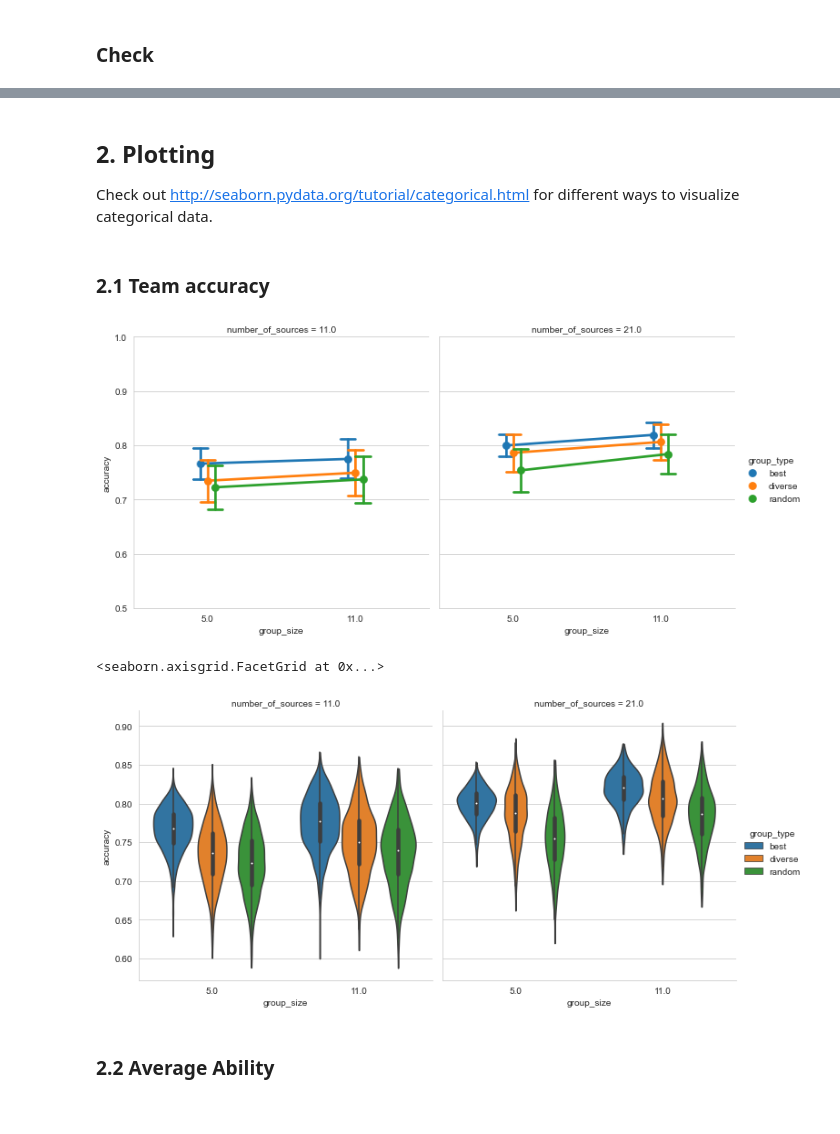
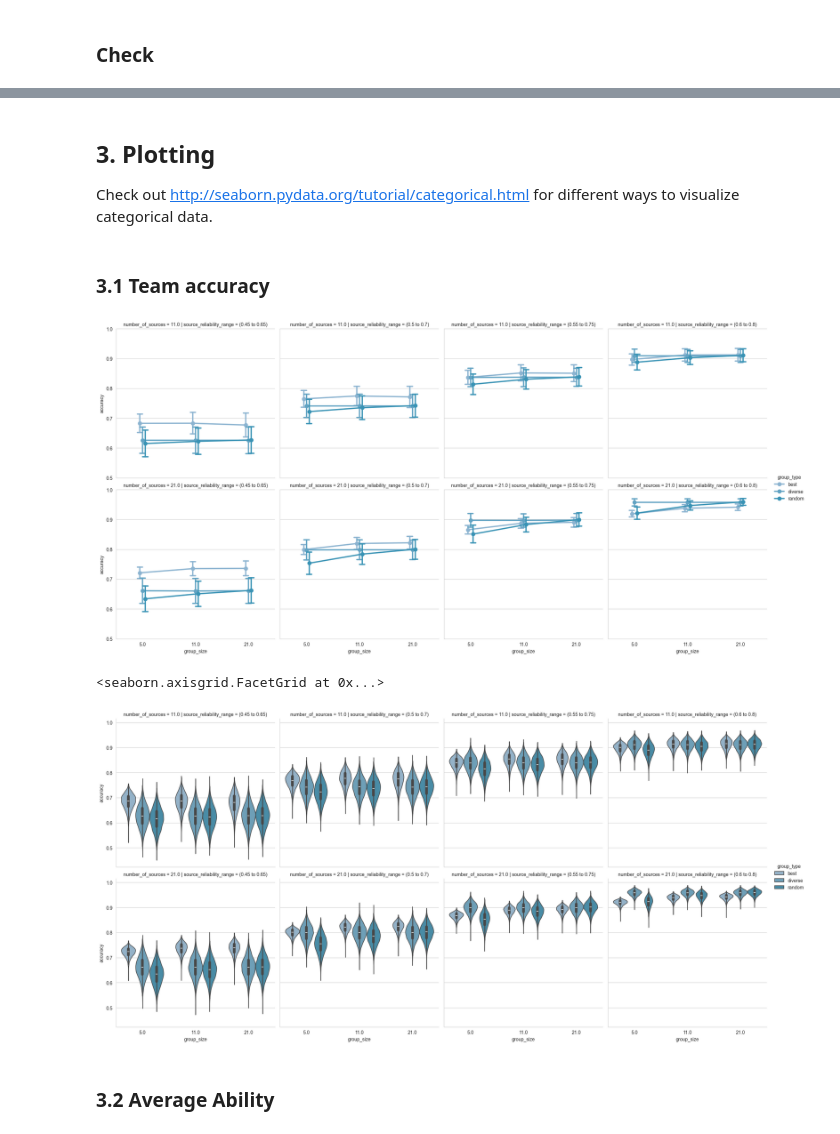
Before and after one commit to HeinDuijf/DiversityAbility, a Jupyter notebook: DataAnalysis.ipynb, the cells around one changed output, grey strips where cells are left out. Cells and saved outputs as stored; diff of their text form; code cells hidden in the pictures.

```diff
--- a/DataAnalysis.ipynb
+++ b/DataAnalysis.ipynb
@@ -12,15 +19,15 @@ This Jupyter Notebook contains the code for visualizing the results of simulatio
 # %% [markdown]
 ### Basic functions
 # %%
-def df_all(date: str = "", rename=True):
-    files = [file for file in os.listdir("data") if file[:10] == "simulation" and date in file]
+def produce_df_all(date: str = "", rename=True):
+    files = [file for file in os.listdir("data") if file[:10] == "simulation" and date in file and not "README" in file]
     df_dummy = pd.read_csv(f"data/{files[0]}")
-    df = pd.DataFrame(columns = df_dummy.columns, dtype=float)  # Todo: I added dtype to
+    df = pd.DataFrame(columns = df_dummy.columns, dtype=float)
     for file in files:
         df_new = pd.read_csv(f"data/{file}")
         df = pd.concat([df, df_new], ignore_index=True)
     if rename:
-        mapper = lambda x : x.replace("most_diverse", "diverse").replace("accuracy_precision", "precision")
+        mapper = lambda x : x.replace("most_divers", "diverse").replace("accuracy_precision", "precision")
         columns_dict = {
             k: mapper(k) for k in list(df.columns)
         }
@@ -28,7 +35,7 @@ def df_all(date: str = "", rename=True):
     return df
 
 
-def produce_df_group(df: pd.DataFrame, group_type: str):
+def produce_df_group(df: pd.DataFrame, group_type: str, group_types: list):
     columns_new = [
         column for column in df.columns
         if column.split("_")[0] not in group_types or column.split("_")[0] == group_type
@@ -45,10 +52,10 @@ def produce_df_group(df: pd.DataFrame, group_type: str):
     return df_new
 
 
-def produce_df_groups(group_types):
+def produce_df_groups(df: pd.DataFrame, group_types: list):
     df_list = []
     for group_type in group_types:
-        df_list.append(produce_df_group(df, group_type))
+        df_list.append(produce_df_group(df, group_type, group_types))
     return pd.concat(df_list, ignore_index=True)
 # %% [markdown]
 ### Check
@@ -76,7 +84,9 @@ data\sim_groups_20231101.csv
 The data will be stored in DataFrame `df_groups` and in the csv file `data/sim_groups.csv`.
 # %%
-date = "20231101"
-df = df_all(date = date)
+date = "202404"
+df_all = produce_df_all(date = date)
+df_all.to_csv(f"data/sim_all_{date}.csv")
 group_types = ["best", "diverse", "random"] # "random", "x"
-df_groups = produce_df_groups(group_types)
+df_groups = produce_df_groups(df_all, group_types)
 df_groups.to_csv(f"data/sim_groups_{date}.csv")
+df_groups
@@ -98,0 +258,7 @@ df_groups
+# %%
+sns.set_style("whitegrid")
+sns.set_palette("PuBuGn_d")
+ax = sns.lineplot(stats_table_df, x="source_rel_mean", y="difference", hue="group_size", style="n_sources", markers="o")
+ax.set_xticks(0.55 + 0.05 * np.arange(0, 4))
+ax.set_xlabel("Source reliability (mean)")
+ax.set_ylabel("Difference (best minus diverse)")
@@ -99,48 +437,49 @@ df_groups
 # %% [markdown]
-## 2. Plotting
+## 3. Plotting
 Check out http://seaborn.pydata.org/tutorial/categorical.html for different ways to visualize categorical data.
 # %% [markdown]
-### 2.1 Team accuracy
+### 3.1 Team accuracy
 # %%
 params = {
     "data": df_groups,
     "x": "group_size",
     "y": "accuracy",
     "hue": "group_type",
     "errorbar": "sd",
     "capsize": 0.1,
     "dodge": 0.1,
     "kind": "point",
-    "col": "number_of_sources",
-#     "row": "group_size",
+    "row": "number_of_sources",
+    "col": "sources_reliability_distribution",
 }
 sns.set_style("whitegrid")
 ax = sns.catplot(**params)
 
 if params["y"] == "accuracy":
     ax.set(ylim=(0.5, 1))
 # %% [output]
-[figure, old version]
+[figure, new version]
 # %%
 sns.catplot(
     data=df_groups,
     x="group_size",
     y="accuracy",
     hue = "group_type",
-    capsize=0.1,
+    # capsize=0.1,
     kind="violin",
     cut=0,
 #     inner=None,
     orient="v",
 #     split=True,
-    col="number_of_sources",
-
+    row= "number_of_sources",
+    col="sources_reliability_distribution",
+    # col="number_of_sources",
 )
 # %% [output]
 <seaborn.axisgrid.FacetGrid at 0x...>
-[figure, old version]
+[figure, new version]
 # %% [markdown]
-### 2.2 Average Ability
+### 3.2 Average Ability
 # %%
 params = {
     "data": df_groups,
```
Also changed, not shown: parts of 29 cells of this notebook.
